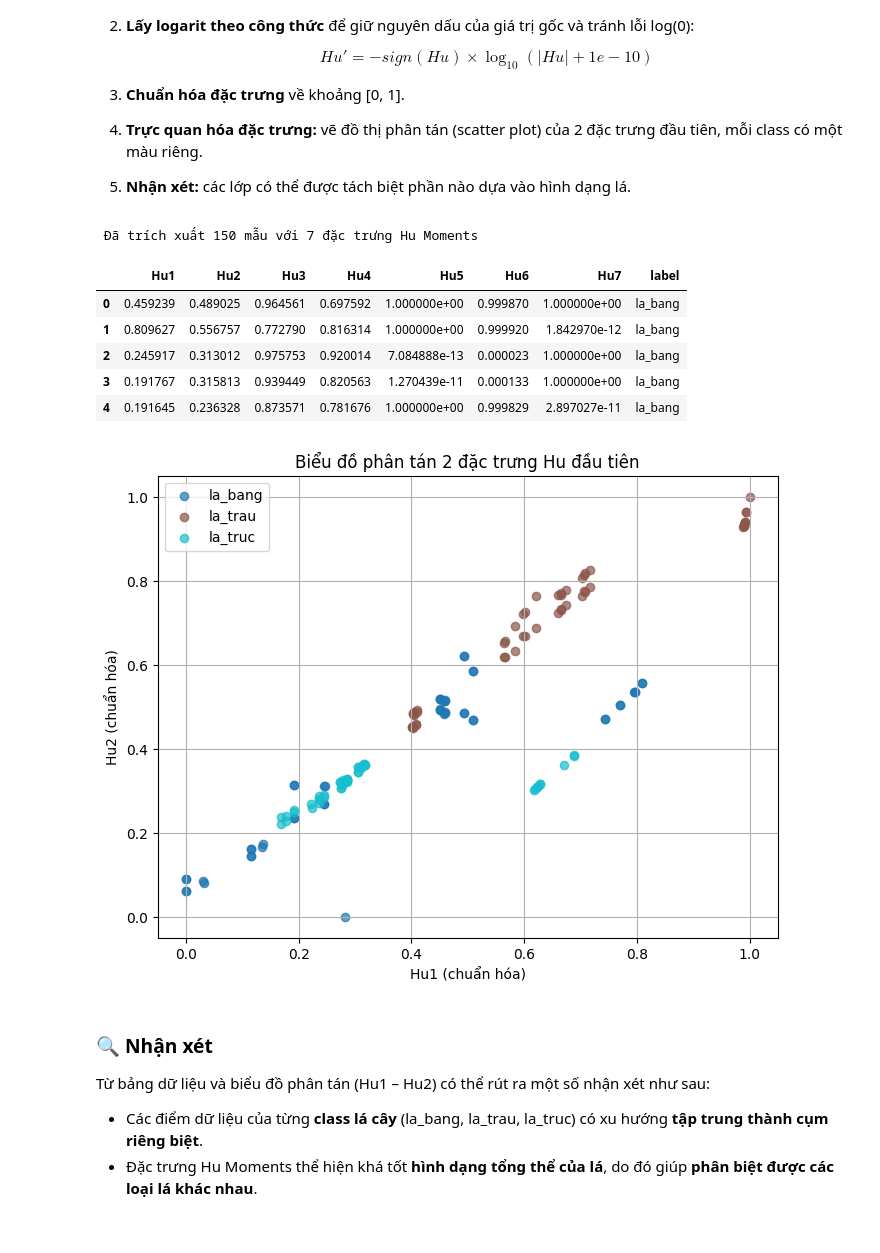
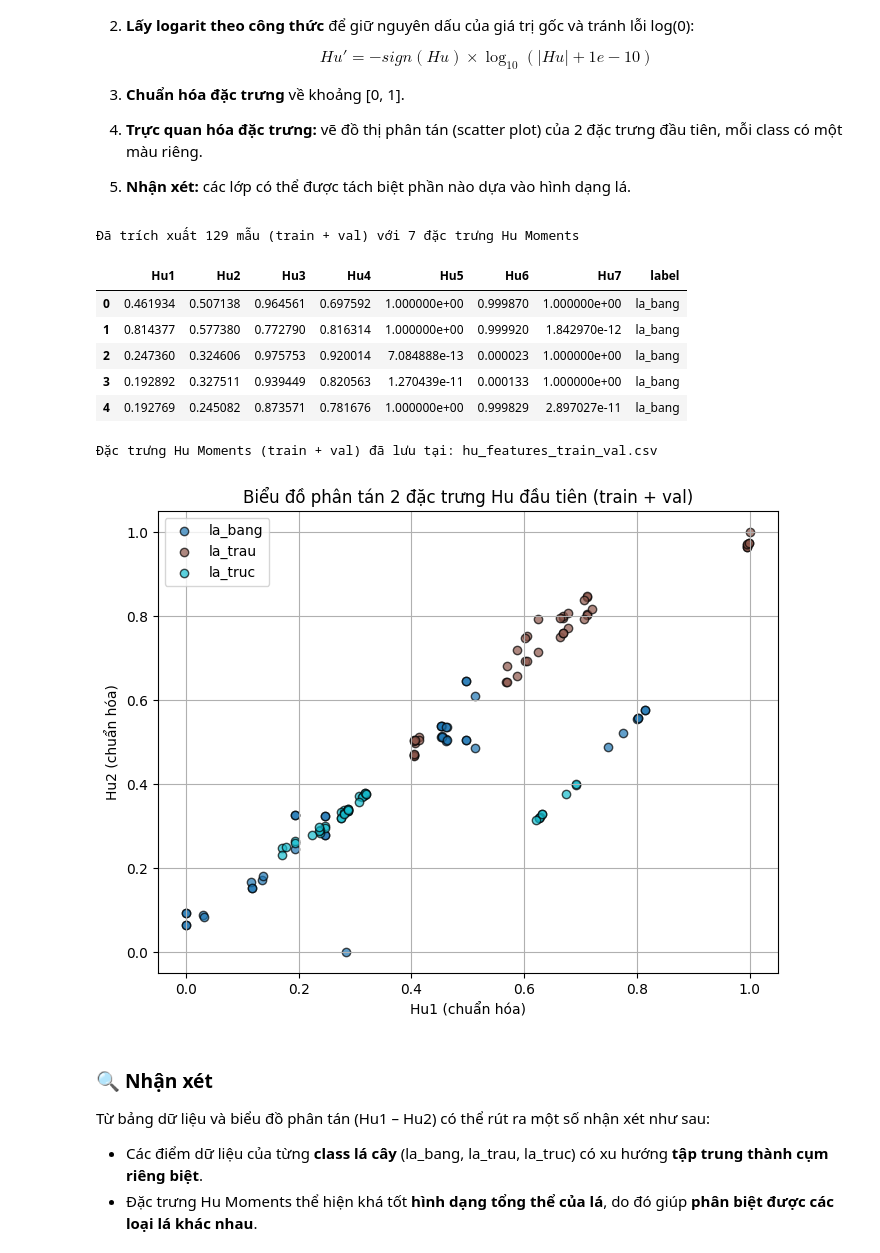
Before and after one commit to MacPhuPhong/ML, a Jupyter notebook: ANN/ANN.ipynb, the cells around one changed output. Drawn from its saved outputs; the diff is of its cells as text; code cells hidden in the pictures.

```diff
--- a/ANN/ANN.ipynb
+++ b/ANN/ANN.ipynb
@@ -233,31 +233,29 @@ Các bước thực hiện:
 4. **Trực quan hóa đặc trưng:** vẽ đồ thị phân tán (scatter plot) của 2 đặc trưng đầu tiên, mỗi class có một màu riêng.
 5. **Nhận xét:** các lớp có thể được tách biệt phần nào dựa vào hình dạng lá.
 # %%
-# 🌿 Bước 3: Trích đặc trưng Hu Moments và trực quan hóa
+#  Bước 3: Trích đặc trưng Hu Moments cho tập train + val, trực quan hóa và lưu kết quả
+
 import os
 import cv2
 import numpy as np
 import matplotlib.pyplot as plt
+import pandas as pd
 from sklearn.preprocessing import MinMaxScaler
-import pandas as pd
 
 # --- Thư mục dữ liệu nhị phân ---
-input_root = "dataset_binary"
+input_root = "dataset_binary"   # nơi chứa ảnh lá đã nhị phân hóa (lá trắng, nền đen)
 
 # --- Hàm tính Hu Moments ---
 def extract_hu_features(image_path):
     img = cv2.imread(image_path, cv2.IMREAD_GRAYSCALE)
     if img is None:
         return None
-    # Tính moment và Hu Moments
     moments = cv2.moments(img)
-    huMoments = cv2.HuMoments(moments).flatten()
+    hu = cv2.HuMoments(moments).flatten()
+    hu_log = -np.sign(hu) * np.log10(np.abs(hu) + 1e-10)  # log giữ dấu
+    return hu_log
 
-    # Log-transform giữ nguyên dấu
-    huMoments_log = -np.sign(huMoments) * np.log10(np.abs(huMoments) + 1e-10)
-    return huMoments_log
-
-# --- Lưu tất cả đặc trưng ---
+# --- Trích đặc trưng cho tập train + val ---
 features = []
 labels = []
 
@@ -266,7 +264,7 @@ for class_name in sorted(os.listdir(input_root)):
     if not os.path.isdir(class_path):
         continue
 
-    for subset in ["train", "val", "test"]:
+    for subset in ["train", "val"]:   #  chỉ train và val, không lấy test
         subset_path = os.path.join(class_path, subset)
         if not os.path.exists(subset_path):
             continue
@@ -274,48 +272,54 @@ for class_name in sorted(os.listdir(input_root)):
         for file in os.listdir(subset_path):
             if not file.lower().endswith(('.jpg', '.png', '.jpeg')):
                 continue
 
             img_path = os.path.join(subset_path, file)
-            hu = extract_hu_features(img_path)
-            if hu is not None:
-                features.append(hu)
+            hu_vec = extract_hu_features(img_path)
+            if hu_vec is not None:
+                features.append(hu_vec)
                 labels.append(class_name)
 
-# --- Chuyển sang DataFrame ---
+# --- Chuẩn hóa và lưu kết quả ---
 features = np.array(features)
 scaler = MinMaxScaler()
 features_norm = scaler.fit_transform(features)
 
 df = pd.DataFrame(features_norm, columns=[f'Hu{i+1}' for i in range(7)])
 df['label'] = labels
 
-print(f" Đã trích xuất {len(df)} mẫu với 7 đặc trưng Hu Moments\n")
+print(f"Đã trích xuất {len(df)} mẫu (train + val) với 7 đặc trưng Hu Moments\n")
 display(df.head())
 
-# --- Trực quan hóa 2 đặc trưng đầu tiên ---
+# --- Lưu file đặc trưng để huấn luyện ---
+output_csv = "hu_features_train_val.csv"
+df.to_csv(output_csv, index=False, encoding='utf-8-sig')
+print(f"Đặc trưng Hu Moments (train + val) đã lưu tại: {output_csv}")
+
+# --- Trực quan hóa đặc trưng ---
 plt.figure(figsize=(8,6))
 unique_classes = df['label'].unique()
 colors = plt.cm.tab10(np.linspace(0, 1, len(unique_classes)))
 
 for cls, color in zip(unique_classes, colors):
     subset = df[df['label'] == cls]
-    plt.scatter(subset['Hu1'], subset['Hu2'], color=color, label=cls, alpha=0.7)
+    plt.scatter(subset['Hu1'], subset['Hu2'], color=color, label=cls, alpha=0.7, edgecolors='k')
 
-plt.title("Biểu đồ phân tán 2 đặc trưng Hu đầu tiên")
+plt.title("Biểu đồ phân tán 2 đặc trưng Hu đầu tiên (train + val)")
 plt.xlabel("Hu1 (chuẩn hóa)")
 plt.ylabel("Hu2 (chuẩn hóa)")
 plt.legend()
 plt.grid(True)
 plt.show()
 # %% [output]
- Đã trích xuất 150 mẫu với 7 đặc trưng Hu Moments
+Đã trích xuất 129 mẫu (train + val) với 7 đặc trưng Hu Moments
 |  | Hu1 | Hu2 | Hu3 | Hu4 | Hu5 | Hu6 | Hu7 | label |
-| 0 | 0.459239 | 0.489025 | 0.964561 | 0.697592 | 1.000000e+00 | 0.999870 | 1.000000e+00 | la_bang |
-| 1 | 0.809627 | 0.556757 | 0.772790 | 0.816314 | 1.000000e+00 | 0.999920 | 1.842970e-12 | la_bang |
-| 2 | 0.245917 | 0.313012 | 0.975753 | 0.920014 | 7.084888e-13 | 0.000023 | 1.000000e+00 | la_bang |
-| 3 | 0.191767 | 0.315813 | 0.939449 | 0.820563 | 1.270439e-11 | 0.000133 | 1.000000e+00 | la_bang |
-| 4 | 0.191645 | 0.236328 | 0.873571 | 0.781676 | 1.000000e+00 | 0.999829 | 2.897027e-11 | la_bang |
+| 0 | 0.461934 | 0.507138 | 0.964561 | 0.697592 | 1.000000e+00 | 0.999870 | 1.000000e+00 | la_bang |
+| 1 | 0.814377 | 0.577380 | 0.772790 | 0.816314 | 1.000000e+00 | 0.999920 | 1.842970e-12 | la_bang |
+| 2 | 0.247360 | 0.324606 | 0.975753 | 0.920014 | 7.084888e-13 | 0.000023 | 1.000000e+00 | la_bang |
+| 3 | 0.192892 | 0.327511 | 0.939449 | 0.820563 | 1.270439e-11 | 0.000133 | 1.000000e+00 | la_bang |
+| 4 | 0.192769 | 0.245082 | 0.873571 | 0.781676 | 1.000000e+00 | 0.999829 | 2.897027e-11 | la_bang |
+Đặc trưng Hu Moments (train + val) đã lưu tại: hu_features_train_val.csv
-[figure, old version]
+[figure, new version]
 # %% [markdown]
 ### 🔍 Nhận xét
 
```
Also changed, not shown: parts of 6 cells of this notebook.
